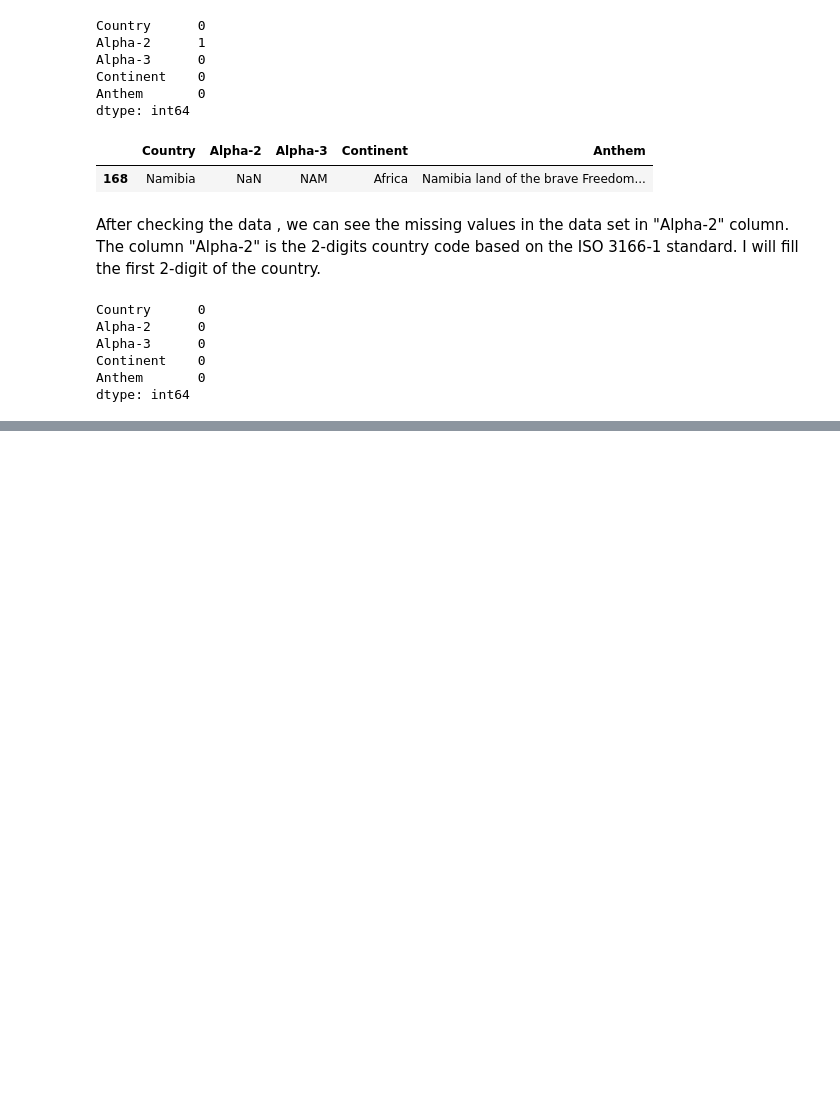
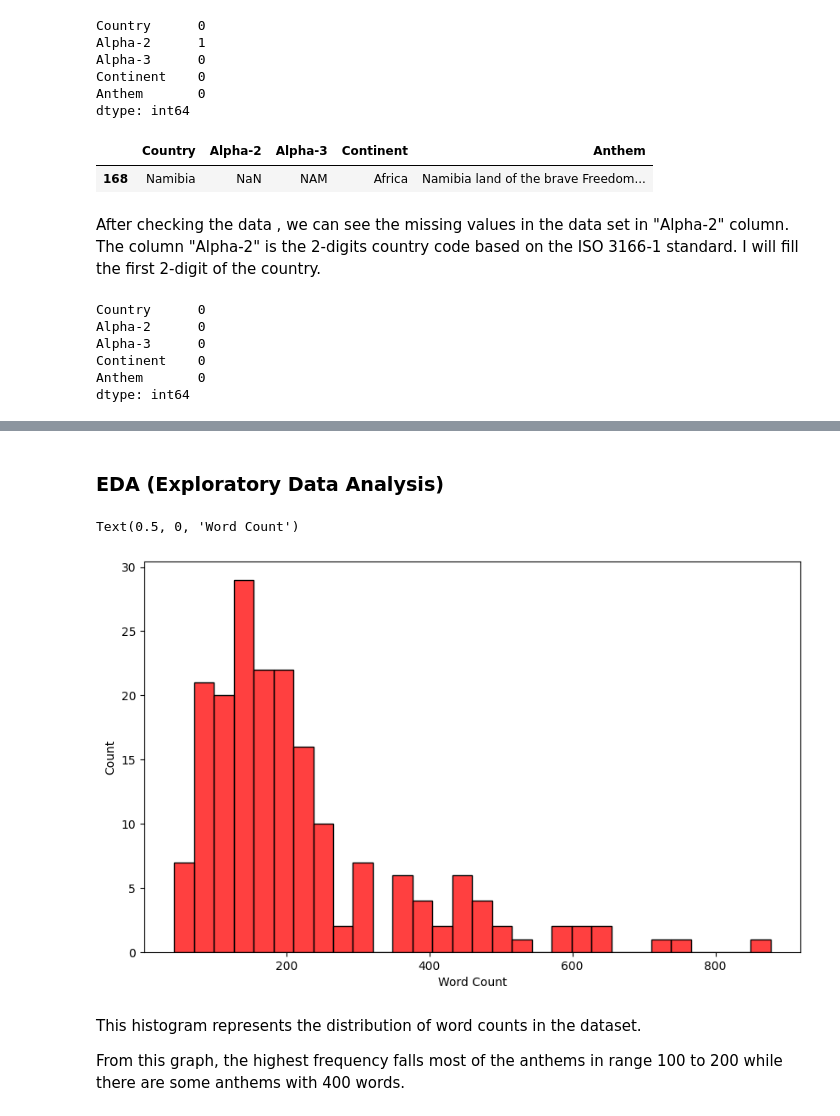
Before and after one commit to aye-nyeinSan/NLP_Workshop5, a Jupyter notebook: workshop_5.ipynb, the cells around one changed output, grey strips where cells are left out. Saved outputs shown, nothing was run; the diff lists cells and outputs as text; code cells hidden in the pictures; blank space fills up the shorter version.

```diff
--- a/workshop_5.ipynb
+++ b/workshop_5.ipynb
@@ -120,0 +105,15 @@ plt.show()
+# %% [markdown]
+### EDA (Exploratory Data Analysis)
+# %%
+#plotting the data
+
+plt.figure(figsize=(10,6))
+sns.histplot(df['word_count'], bins=30, color='red')
+plt.xlabel('Word Count')
+# %% [output]
+Text(0.5, 0, 'Word Count')
+[figure, added]
+# %% [markdown]
+This histogram represents the distribution of word counts in the dataset.
+
+ From this graph, the highest frequency falls most of the anthems in range 100 to 200 while there are some anthems with 400 words.
```
Also changed, not shown: parts of 11 cells of this notebook.
